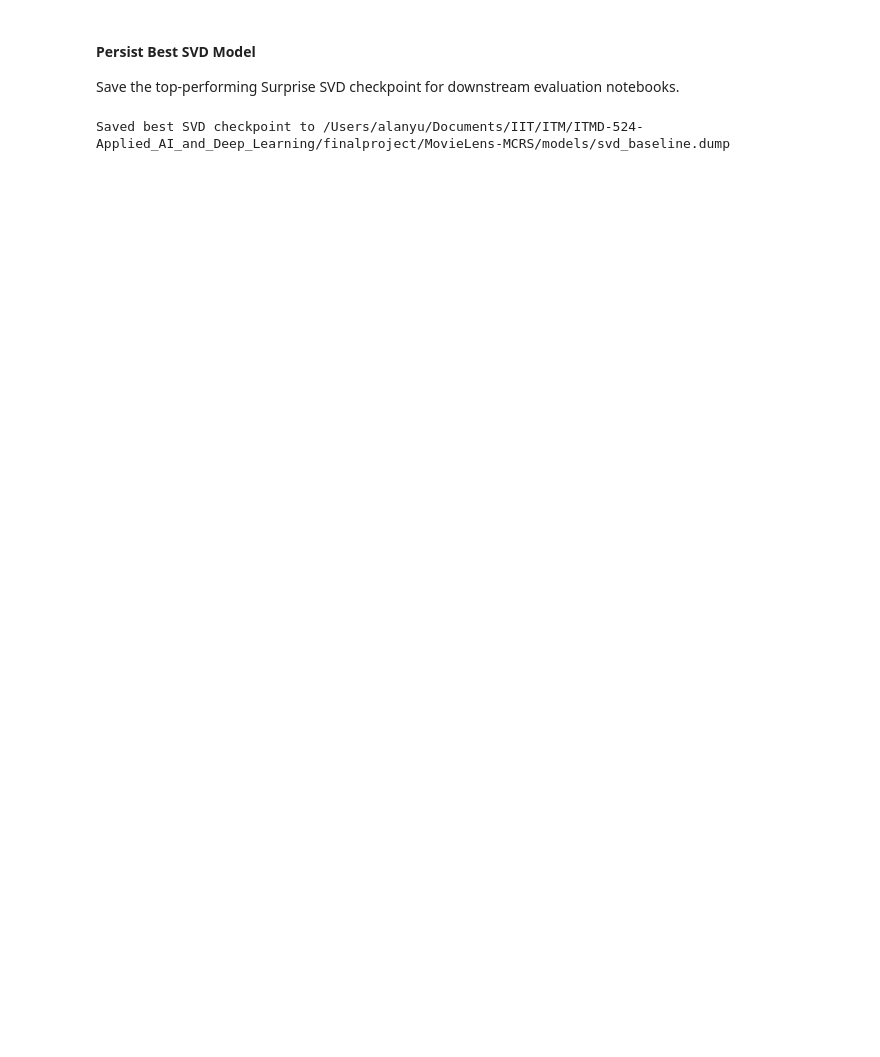
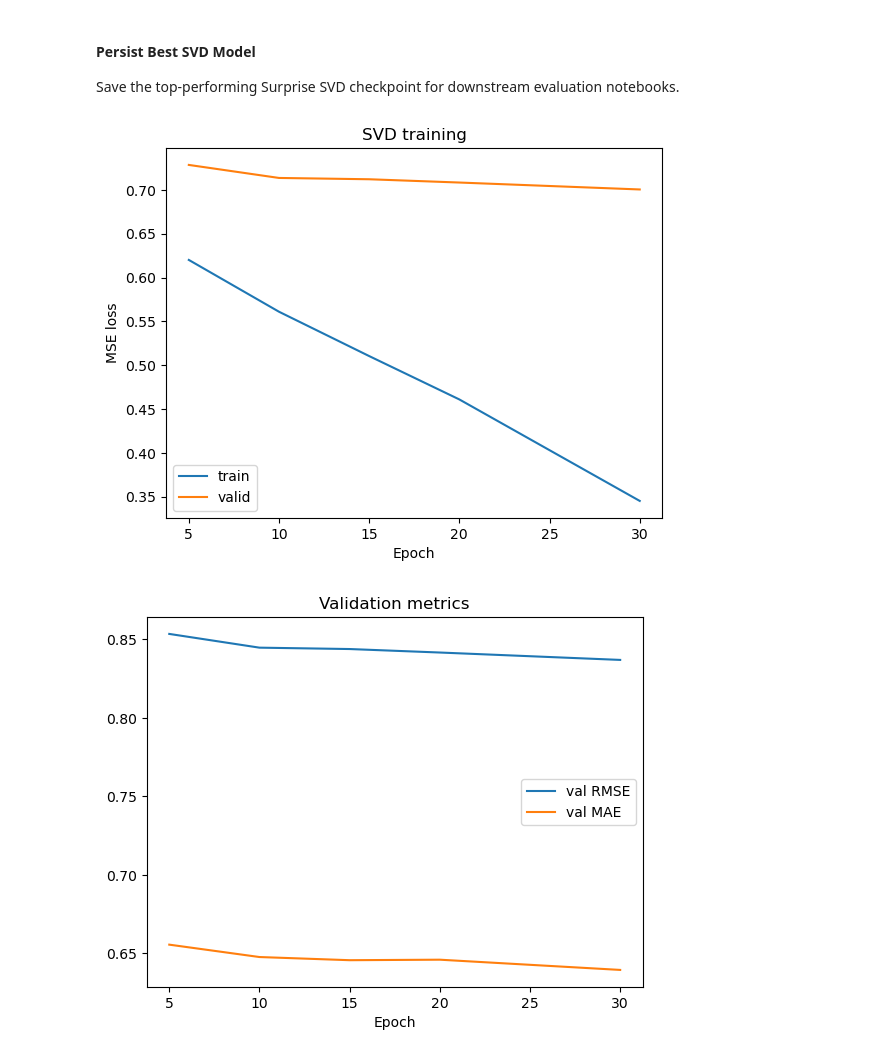
Before and after one commit to AlanYu0321/MovieLens-MCRS, a Jupyter notebook: notebooks/03_baseline_SVD.ipynb, the cells around one changed output. Saved outputs shown, nothing was run; the diff lists cells and outputs as text; code cells hidden in the pictures; blank space fills up the shorter version.

```diff
--- a/notebooks/03_baseline_SVD.ipynb
+++ b/notebooks/03_baseline_SVD.ipynb
@@ -117,9 +122,46 @@ Save the top-performing Surprise SVD checkpoint for downstream evaluation notebo
 # %%
-best_svd_path = MODELS / 'svd_baseline.dump'
-dump.dump(str(best_svd_path), algo=best_svd)
-print('Saved best SVD checkpoint to', best_svd_path)
+metrics_df = pd.DataFrame([
+    {"model": "Baseline SVD", "rmse": rmse_svd, "mae": mae_svd},
+    {"model": "Best SVD", "rmse": rmse_best, "mae": mae_best},
+])
+
+base_params = dict(gs.best_params['rmse'])
+epoch_grid = [5, 10, 15, 20, 30]
+train_eval_df = train_df.sample(n=min(len(train_df), 20000), random_state=42)
+train_pairs_sample = to_prediction_tuples(train_eval_df)
+
+history = {"epoch": [], "train_rmse": [], "val_rmse": [], "val_mae": []}
+for n_epochs in epoch_grid:
+    params = {**base_params, "n_epochs": n_epochs}
+    model = fit_svd(trainset, **params)
+
+    train_preds = predict_pairs(model, train_pairs_sample)
+    train_rmse = rating_metrics(train_preds).rmse
+
+    val_preds = predict_pairs(model, valid_pairs)
+    val_metrics = rating_metrics(val_preds)
+
+    history["epoch"].append(n_epochs)
+    history["train_rmse"].append(train_rmse)
+    history["val_rmse"].append(val_metrics.rmse)
+    history["val_mae"].append(val_metrics.mae)
+
+history_df = pd.DataFrame(history)
+history_df["train_loss"] = history_df["train_rmse"] ** 2
+history_df["val_loss"] = history_df["val_rmse"] ** 2
+
+plt.figure()
+plt.plot(history_df["epoch"], history_df["train_loss"], label="train")
+plt.plot(history_df["epoch"], history_df["val_loss"], label="valid")
+plt.xlabel("Epoch"); plt.ylabel("MSE loss"); plt.legend(); plt.title("SVD training"); plt.show()
+
+plt.figure()
+plt.plot(history_df["epoch"], history_df["val_rmse"], label="val RMSE")
+plt.plot(history_df["epoch"], history_df["val_mae"], label="val MAE")
+plt.xlabel("Epoch"); plt.legend(); plt.title("Validation metrics"); plt.show()
 # %% [output]
-Saved best SVD checkpoint to /Users/alanyu/Documents/IIT/ITM/ITMD-524-Applied_AI_and_Deep_Learning/finalproject/MovieLens-MCRS/models/svd_baseline.dump
+[figure, added]
+[figure, added]
 # %%
 K = 10
 # ratings ≥ 4.0 are treated as “liked”
```
Also changed, not shown: parts of 5 cells of this notebook.
